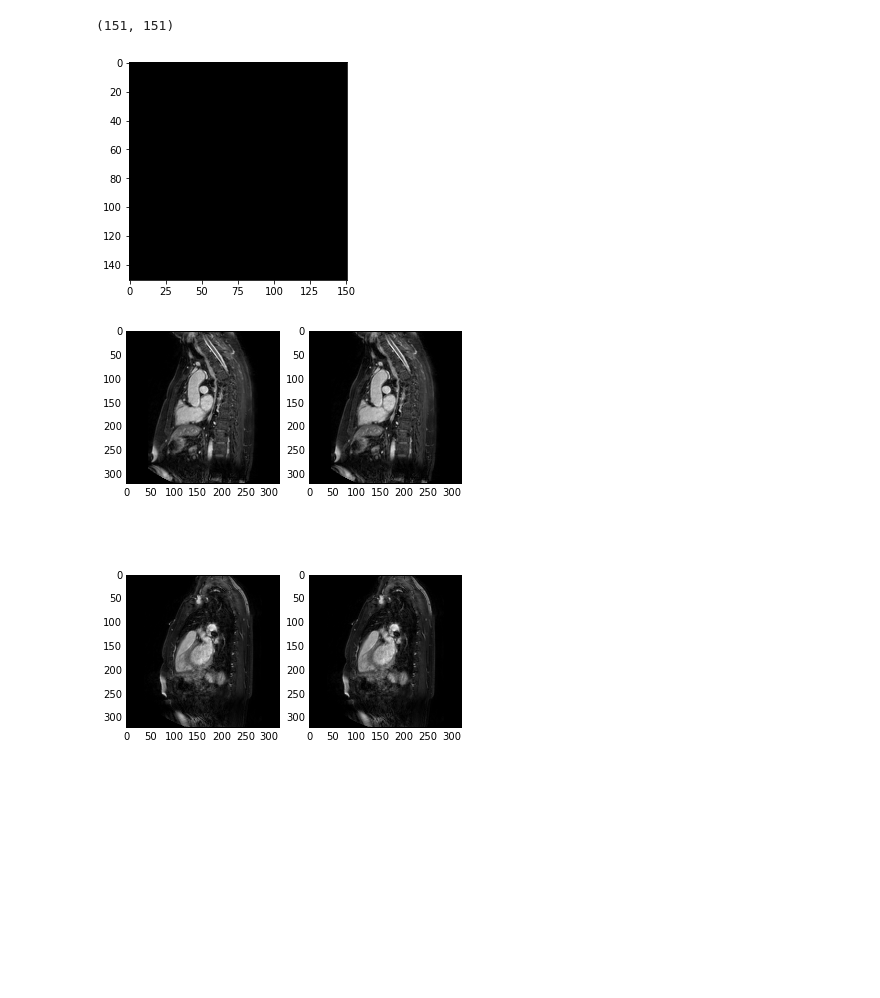
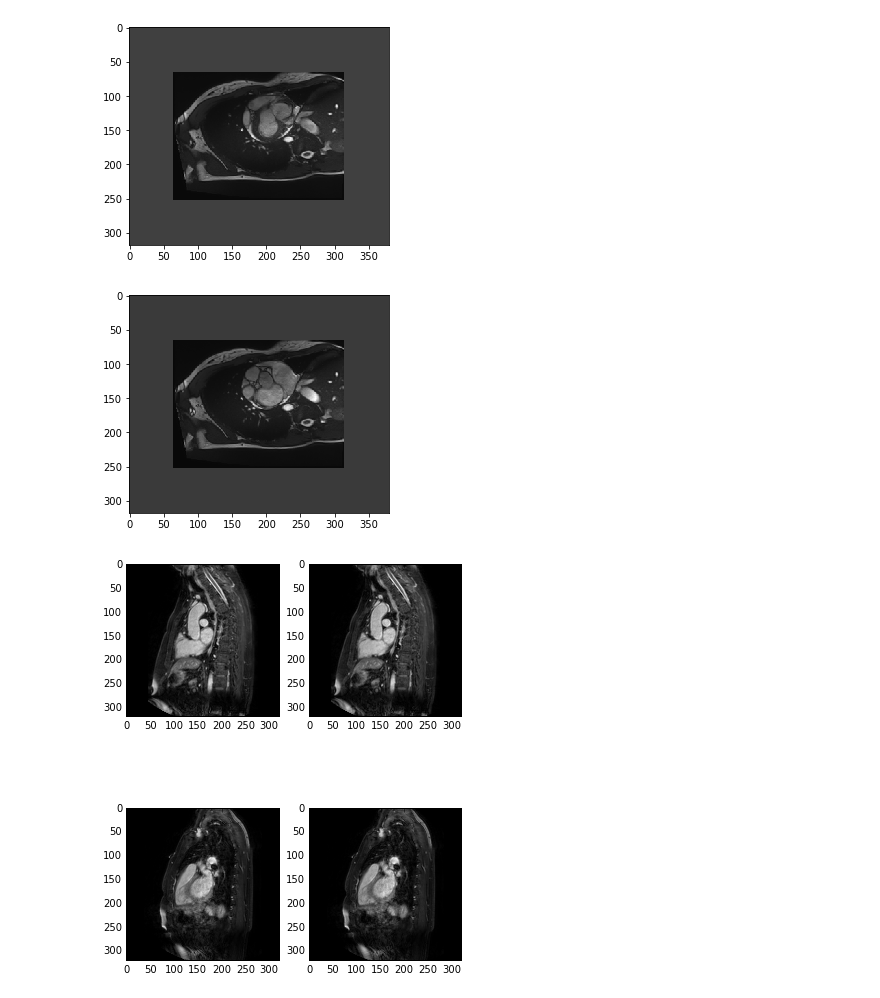
Before and after one commit to toologicbv/dcnn_acdc, a Jupyter notebook: notebooks/eval_experiment.ipynb, the cells around one changed output. Drawn from its saved outputs; the diff is of its cells as text; code cells hidden in the pictures; blank space fills up the shorter version.

```diff
--- a/notebooks/eval_experiment.ipynb
+++ b/notebooks/eval_experiment.ipynb
@@ -118,14 +105,18 @@ new_batch.visualize_batch(width=20, height=50, num_of_images=1)
-# %%
-from in_out.read_save_images import load_mhd_to_numpy
-
-img_filename = "/home/jorg/repository/dcnn_acdc/data/Folds/b01_lbl_ph0_cls1.nii"
-img = load_mhd_to_numpy(img_filename)
-print(img[0].shape)
-plt.imshow(img[0], cmap=cm.gray)
-plt.show()
-# %% [output]
-(151, 151)
-[figure, removed]
+# %%
+from in_out.read_save_images import load_mhd_to_numpy
+
+idx = 888
+image = dataset.images(train=True)[idx]
+img_ed = image[0]
+img_es = image[1]
+plt.imshow(img_es, cmap=cm.gray)
+plt.show()
+
+plt.imshow(img_ed, cmap=cm.gray)
+plt.show()
+# %% [output]
+[figure, added]
+[figure, added]
 # %%
 
 all_data_raw = np.empty(0)
```
Also changed, not shown: parts of 11 cells of this notebook, 11 other files.
